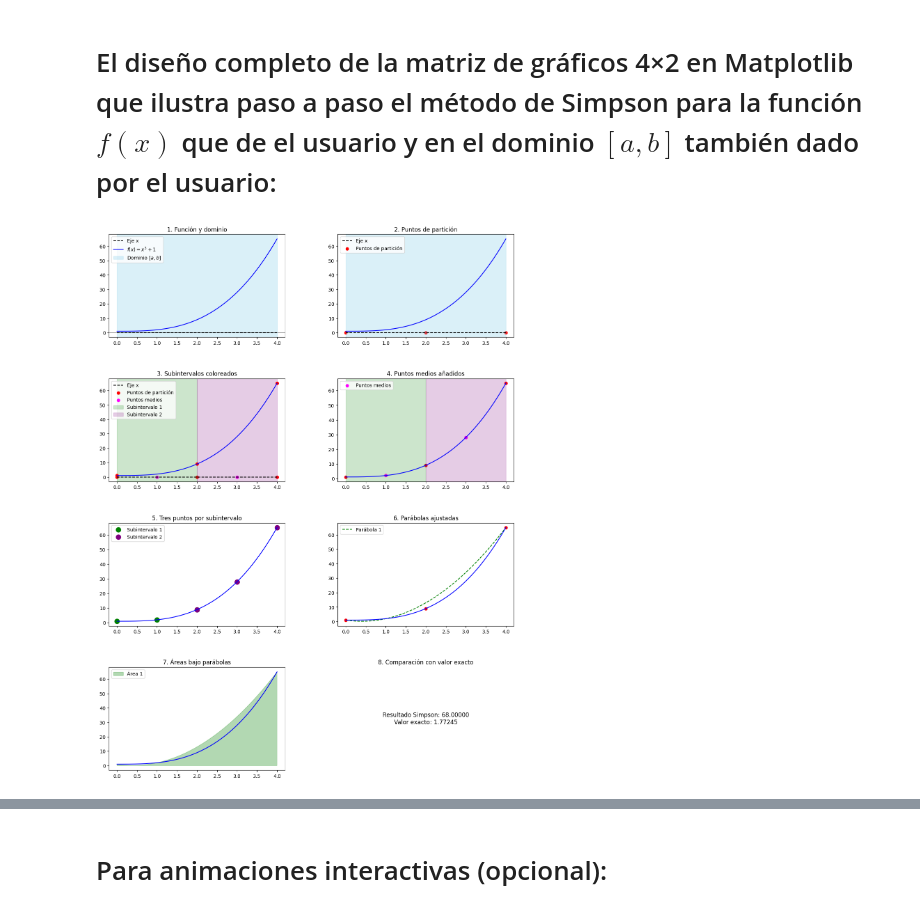
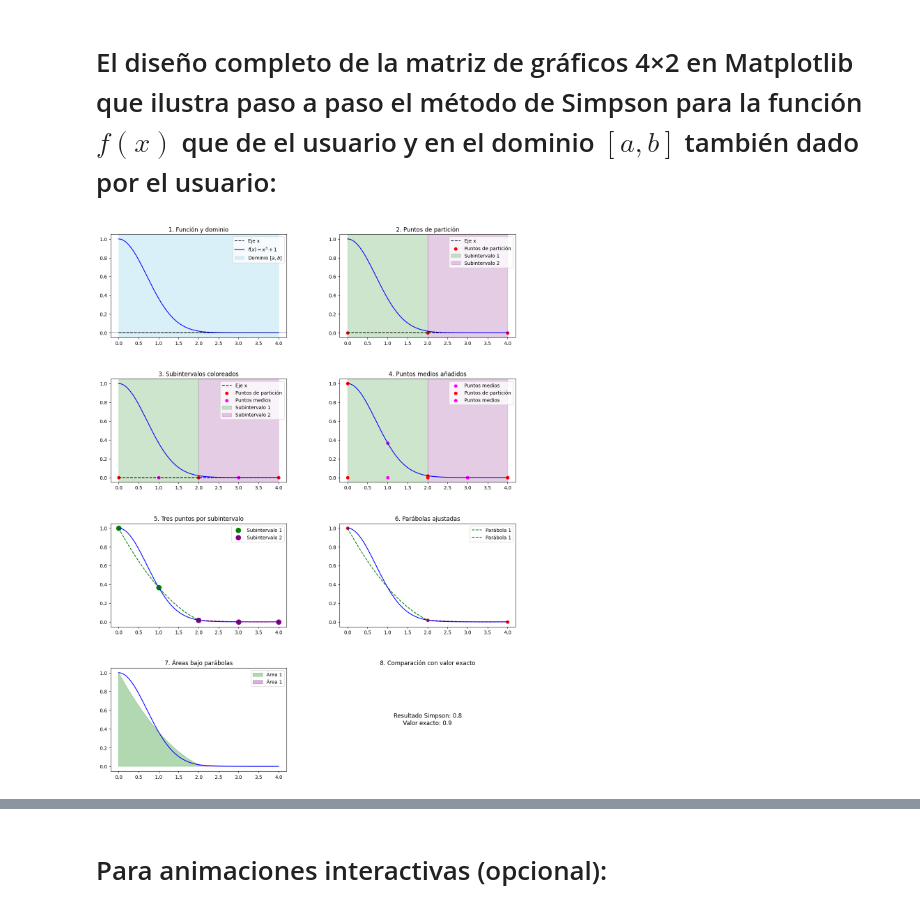
Before and after one commit to marco-canas/analisis_numerico, a Jupyter notebook: 4_planifica_implementa/8_integracion/3_Implementacion/7_suma_simpson/1_simpson_python/1_simpson.ipynb, the cells around one changed output, grey strips where cells are left out. Saved outputs shown, nothing was run; the diff lists cells and outputs as text; code cells hidden in the pictures.

Commit message:
representación geométrica completa del algoritmo de simpson

```diff
--- a/4_planifica_implementa/8_integracion/3_Implementacion/7_suma_simpson/1_simpson_python/1_simpson.ipynb
+++ b/4_planifica_implementa/8_integracion/3_Implementacion/7_suma_simpson/1_simpson_python/1_simpson.ipynb
@@ -692,18 +466,0 @@ $$
-# %%
-import numpy as np
-import matplotlib.pyplot as plt
-
-def f(x):
-    return np.sin(x)  # Función de ejemplo
-
-a, b = 0, np.pi
-x = np.linspace(a, b, 100)
-y = f(x)
-
-plt.plot(x, y, label='f(x) = sin(x)')
-plt.fill_between(x, y, alpha=0.2)
-plt.title('Regla de Simpson: Aproximación Parabólica')
-plt.legend()
-plt.grid(alpha = 0.5)
-save_fig('seno_para_simpson')
-plt.show()
@@ -743,9 +498,10 @@ def area_trapecio_parabolico(f, x0, x2):
 import numpy as np
 import matplotlib.pyplot as plt
 from matplotlib.patches import Polygon
+from scipy.integrate import quad
 
 # Configuración inicial
-f = lambda x: x**3+1 # definición de la función
+f = lambda x: np.exp(-x**2) # definición de la función
 f_string = r"x^3 + 1" # cadena de texto para la función
 a, b = 0, 4  # límites de integración
 n = 2  # Número de subintervalos (par) para obtener los subintervalos [0,2] y [2,4]
@@ -755,7 +511,7 @@ x_coarse = np.linspace(a, b, n + 1) # Puntos de partición para obtener la parti
 y_coarse = f(x_coarse)
 
 # Crear figura 4x2
-fig, axs = plt.subplots(4, 2, figsize=(15, 20))
+fig, axs = plt.subplots(4, 2, figsize=(15, 20)) # secuencia de 8 gráficos
 plt.subplots_adjust(hspace=0.4, wspace=0.3)
 
 # --- Gráfico 1: Función y dominio ---
@@ -771,22 +527,28 @@ ax.legend()
 ax = axs[0, 1]
 ax.plot([a, b], [0, 0], 'k--', label='Eje x') # graficar el eje x
 ax.plot(x_fine, y_fine, 'b-')
-ax.scatter(x_coarse, [0,0,0], color='red', label='Puntos de partición')
-ax.axvspan(a, b, color='skyblue', alpha=0.3)
+ax.scatter(x_coarse, [0,0,0], color='red', label='Puntos de partición') # puntos de la partición
+colors = ['green', 'purple', 'orange', 'cyan']
+for i in range(n):
+    ax.axvspan(x_coarse[i], x_coarse[i+1], color=colors[i], alpha=0.2, \
+        label=f'Subintervalo {i+1}')
 ax.set_title("2. Puntos de partición")
 ax.legend()
 
 # --- Gráfico 3: Subintervalos --- agregar los puntos medios de los subintervalos
 ax = axs[1, 0]
 ax.plot([a, b], [0, 0], 'k--', label='Eje x') # graficar el eje x
+# puntos de la partición con los puntos medios
 ax.scatter(x_coarse, [0,0,0], color='red', label='Puntos de partición')
 x_midpoints = np.array([(x_coarse[i] + x_coarse[i+1]) / 2 for i in range(n)])
 ax.scatter(x_midpoints, [0,0], color='magenta', label='Puntos medios')
+
 colors = ['green', 'purple', 'orange', 'cyan']
 for i in range(n):
-    ax.axvspan(x_coarse[i], x_coarse[i+1], color=colors[i], alpha=0.2, label=f'Subintervalo {i+1}')
+    ax.axvspan(x_coarse[i], x_coarse[i+1], color=colors[i], alpha=0.2, \
+        label=f'Subintervalo {i+1}')
 ax.plot(x_fine, y_fine, 'b-')
-ax.scatter(x_coarse, y_coarse, color='red')
+#ax.scatter(x_coarse, y_coarse, color='red') # puntos del gráfico definidos por la partición
 ax.set_title("3. Subintervalos coloreados")
 ax.legend()
 
@@ -795,11 +557,16 @@ ax = axs[1, 1]
 x_midpoints = np.array([(x_coarse[i] + x_coarse[i+1]) / 2 for i in range(n)])
 y_midpoints = f(x_midpoints)
 ax.plot(x_fine, y_fine, 'b-')
-ax.scatter(x_coarse, y_coarse, color='red')
+
 ax.scatter(x_midpoints, y_midpoints, color='magenta', label='Puntos medios')
 for i in range(n):
     ax.axvspan(x_coarse[i], x_coarse[i+1], color=colors[i], alpha=0.2)
 ax.set_title("4. Puntos medios añadidos")
+# puntos de la partición con los puntos medios
+ax.scatter(x_coarse, [0,0,0], color='red', label='Puntos de partición')
+x_midpoints = np.array([(x_coarse[i] + x_coarse[i+1]) / 2 for i in range(n)])
+ax.scatter(x_midpoints, [0,0], color='magenta', label='Puntos medios')
+ax.scatter(x_coarse, y_coarse, color='red') # puntos del gráfico definidos por la partición
 ax.legend()
 
 # --- Gráfico 5: Tres puntos por subintervalo ---
@@ -810,48 +577,63 @@ for i in range(0, 2):
     y_trio = f(x_trio)
     ax.scatter(x_trio, y_trio, color=colors[i], s=100, label=f'Subintervalo {i+1}')
 ax.plot(x_fine, y_fine, 'b-')
+# graficar cada una de las dos parábolas
 ax.set_title("5. Tres puntos por subintervalo")
 ax.legend()
 
+# graficos de los segmentos parabólicos
+for i in range(0, 2):
+    x_trio = np.array([x_coarse[i], x_midpoints[i], x_coarse[i+1]])
+    y_trio = f(x_trio)
+    coeffs = np.polyfit(x_trio, y_trio, 2) # encontrar los coeficientes de la parábola
+    x_parab = np.linspace(x_coarse[i], x_coarse[i+1], 100) # dominio del segmento parabólico
+    y_parab = np.polyval(coeffs, x_parab)
+    ax.plot(x_parab, y_parab, '--', color=colors[i], label=f'Parábola {i//2+1}')
+
+
 # --- Gráfico 6: Parábolas ajustadas ---
 ax = axs[2, 1]
-
-for i in range(0, n, 2):
-    x_trio = np.array([x_coarse[i], x_midpoints[i], x_coarse[i+2]])
+# graficos de los segmentos parabólicos
+colors = ['green', 'purple']
+for i in range(0, 2):
+    x_trio = np.array([x_coarse[i], x_midpoints[i], x_coarse[i+1]])
     y_trio = f(x_trio)
     coeffs = np.polyfit(x_trio, y_trio, 2)
-    x_parab = np.linspace(x_coarse[i], x_coarse[i+2], 100)
+    x_parab = np.linspace(x_coarse[i], x_coarse[i+1], 100)
     y_parab = np.polyval(coeffs, x_parab)
     ax.plot(x_parab, y_parab, '--', color=colors[i], label=f'Parábola {i//2+1}')
 ax.plot(x_fine, y_fine, 'b-')
 ax.scatter(x_coarse, y_coarse, color='red')
 ax.set_title("6. Parábolas ajustadas")
 ax.legend()
 
 # --- Gráfico 7: Áreas bajo parábolas ---
 ax = axs[3, 0]
-for i in range(0, n, 2):
-    x_trio = np.array([x_coarse[i], x_midpoints[i], x_coarse[i+2]])
+colors = ['green', 'purple']
+for i in range(0, 2):
+    x_trio = np.array([x_coarse[i], x_midpoints[i], x_coarse[i+1]])
     y_trio = f(x_trio)
     coeffs = np.polyfit(x_trio, y_trio, 2)
-    x_parab = np.linspace(x_coarse[i], x_coarse[i+2], 100)
+    x_parab = np.linspace(x_coarse[i], x_coarse[i+1], 100)
     y_parab = np.polyval(coeffs, x_parab)
-    vertices = list(zip(x_parab, y_parab)) + [(x_coarse[i+2], 0), (x_coarse[i], 0)]
-    ax.add_patch(Polygon(vertices, color=colors[i//2], alpha=0.3, label=f'Área {i//2+1}'))
+    vertices = list(zip(x_parab, y_parab)) + [(x_coarse[i+1], 0), (x_coarse[i], 0)]
+    ax.add_patch(Polygon(vertices, color=colors[i], alpha=0.3, label=f'Área {i//2+1}'))
 ax.plot(x_fine, y_fine, 'b-')
 ax.set_title("7. Áreas bajo parábolas")
 ax.legend()
 
 # --- Gráfico 8: Resultado final ---
 ax = axs[3, 1]
 # (Aquí puedes agregar la visualización del resultado numérico vs exacto)
 ax.axis('off')
 suma_manual = area_trapecio_parabolico(f, x_coarse[0], x_coarse[1]) + \
     area_trapecio_parabolico(f, x_coarse[1], x_coarse[2])
-ax.text(0.5, 0.5, f'Resultado Simpson: {suma_manual:.5f}\nValor exacto: {np.sqrt(np.pi):.5f}',
+
+valor_exacto, _ = quad(f, a, b)
+ax.text(0.5, 0.5, f'Resultado Simpson: {suma_manual:.1f}\nValor exacto: {valor_exacto:.1f}',
         ha='center', va='center', fontsize=12)
 ax.set_title("8. Comparación con valor exacto")
 
 plt.show()
 # %% [output]
-[figure, old version]
+[figure, new version]
```
Also changed, not shown: parts of 93 cells of this notebook, 2 other files.
